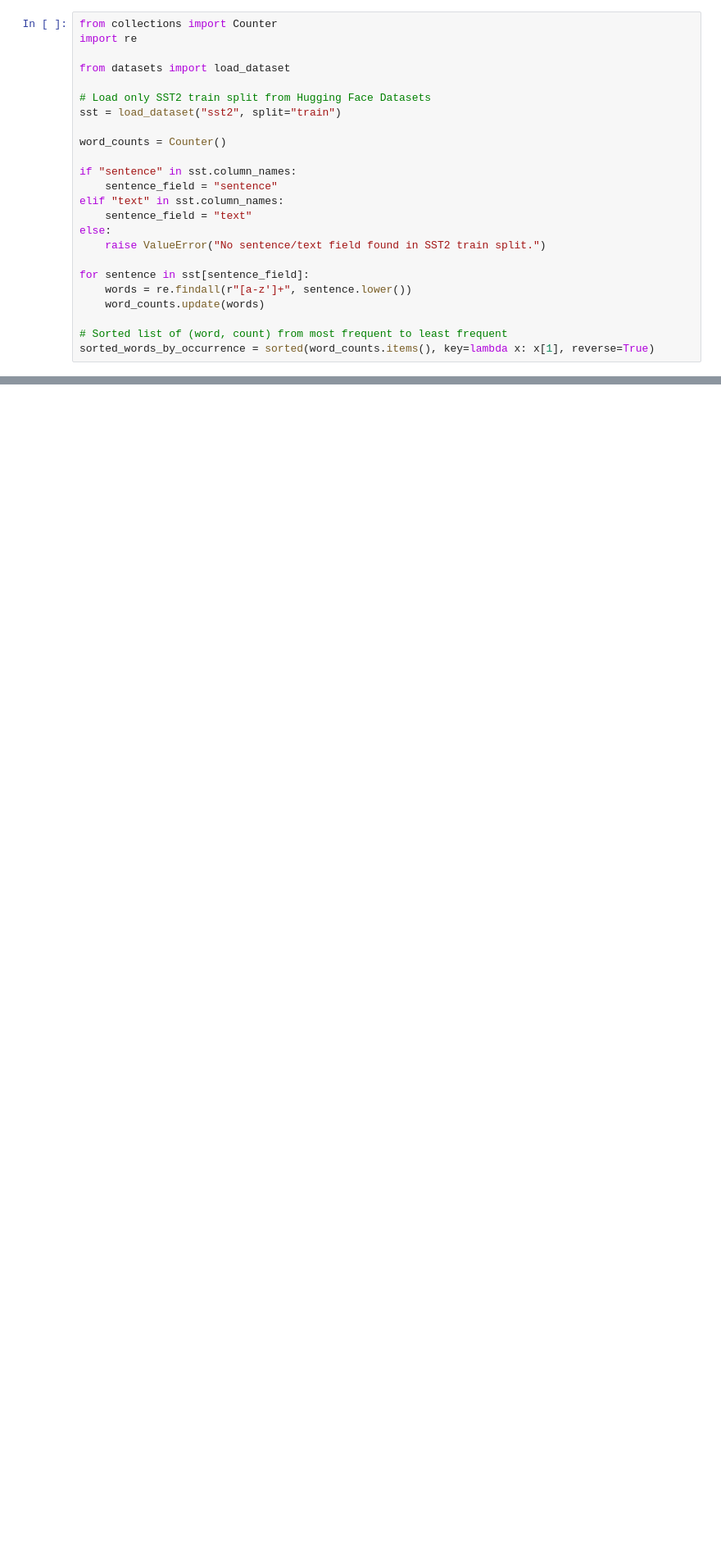
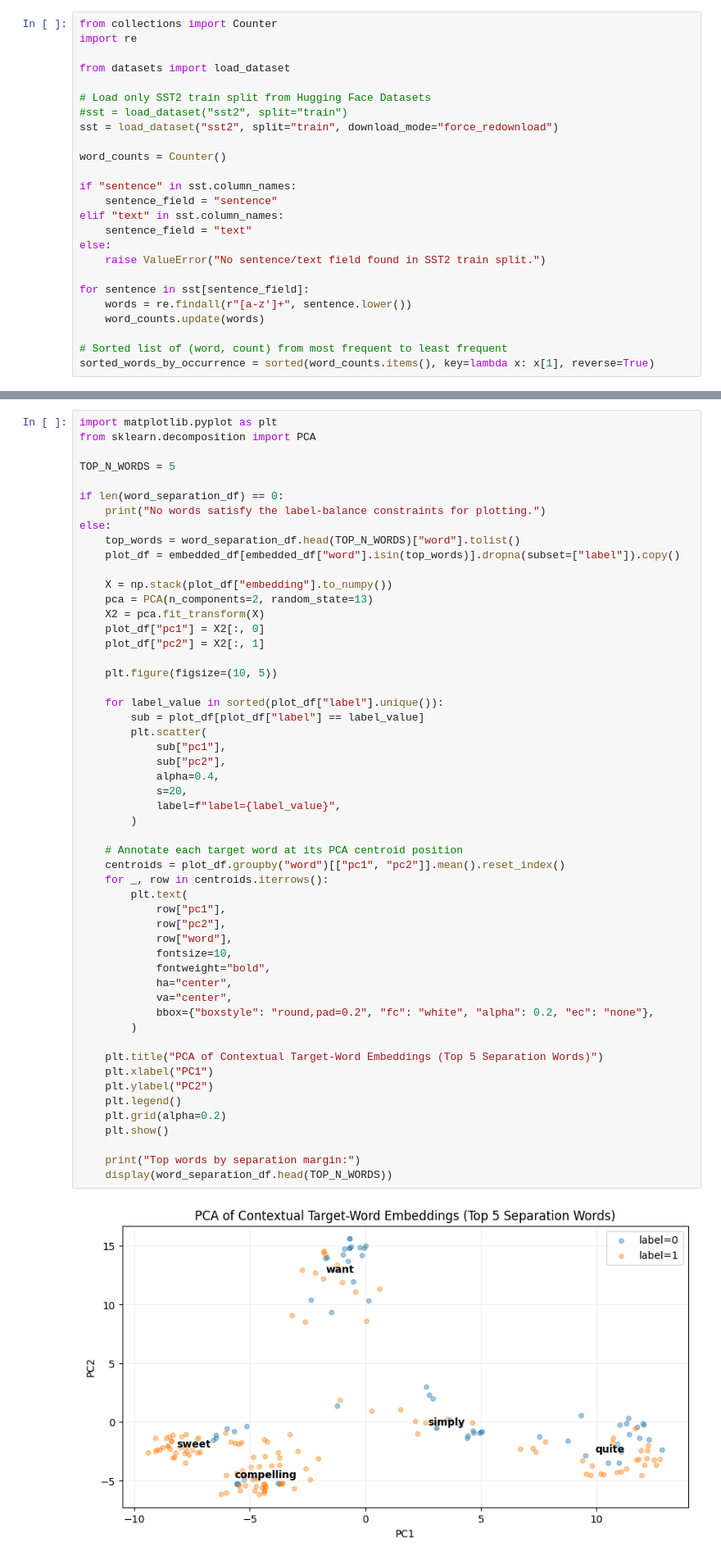
Before and after one commit to HamzaAzzouzi/bert-has-uncommon-sense, a Jupyter notebook: MVA/sentiment_analysis.ipynb, the cells around one changed output, grey strips where cells are left out. Shown at 82% size. Cells and saved outputs as stored; diff of their text form; blank space fills up the shorter version.

```diff
--- a/MVA/sentiment_analysis.ipynb
+++ b/MVA/sentiment_analysis.ipynb
@@ -119,7 +99,8 @@ import re
 from datasets import load_dataset
 
 # Load only SST2 train split from Hugging Face Datasets
-sst = load_dataset("sst2", split="train")
+#sst = load_dataset("sst2", split="train")
+sst = load_dataset("sst2", split="train", download_mode="force_redownload")
 
 word_counts = Counter()
 
@@ -247,0 +423,55 @@ Label: 0
+# %%
+import matplotlib.pyplot as plt
+from sklearn.decomposition import PCA
+
+TOP_N_WORDS = 5
+
+if len(word_separation_df) == 0:
+    print("No words satisfy the label-balance constraints for plotting.")
+else:
+    top_words = word_separation_df.head(TOP_N_WORDS)["word"].tolist()
+    plot_df = embedded_df[embedded_df["word"].isin(top_words)].dropna(subset=["label"]).copy()
+
+    X = np.stack(plot_df["embedding"].to_numpy())
+    pca = PCA(n_components=2, random_state=13)
+    X2 = pca.fit_transform(X)
+    plot_df["pc1"] = X2[:, 0]
+    plot_df["pc2"] = X2[:, 1]
+
+    plt.figure(figsize=(10, 5))
+
+    for label_value in sorted(plot_df["label"].unique()):
+        sub = plot_df[plot_df["label"] == label_value]
+        plt.scatter(
+            sub["pc1"],
+            sub["pc2"],
+            alpha=0.4,
+            s=20,
+            label=f"label={label_value}",
+        )
+
+    # Annotate each target word at its PCA centroid position
+    centroids = plot_df.groupby("word")[["pc1", "pc2"]].mean().reset_index()
+    for _, row in centroids.iterrows():
+        plt.text(
+            row["pc1"],
+            row["pc2"],
+            row["word"],
+            fontsize=10,
+            fontweight="bold",
+            ha="center",
+            va="center",
+            bbox={"boxstyle": "round,pad=0.2", "fc": "white", "alpha": 0.2, "ec": "none"},
+        )
+
+    plt.title("PCA of Contextual Target-Word Embeddings (Top 5 Separation Words)")
+    plt.xlabel("PC1")
+    plt.ylabel("PC2")
+    plt.legend()
+    plt.grid(alpha=0.2)
+    plt.show()
+
+    print("Top words by separation margin:")
+    display(word_separation_df.head(TOP_N_WORDS))
+# %% [output]
+[figure, added]
```
Also changed, not shown: parts of 7 cells of this notebook, 1 other file.
